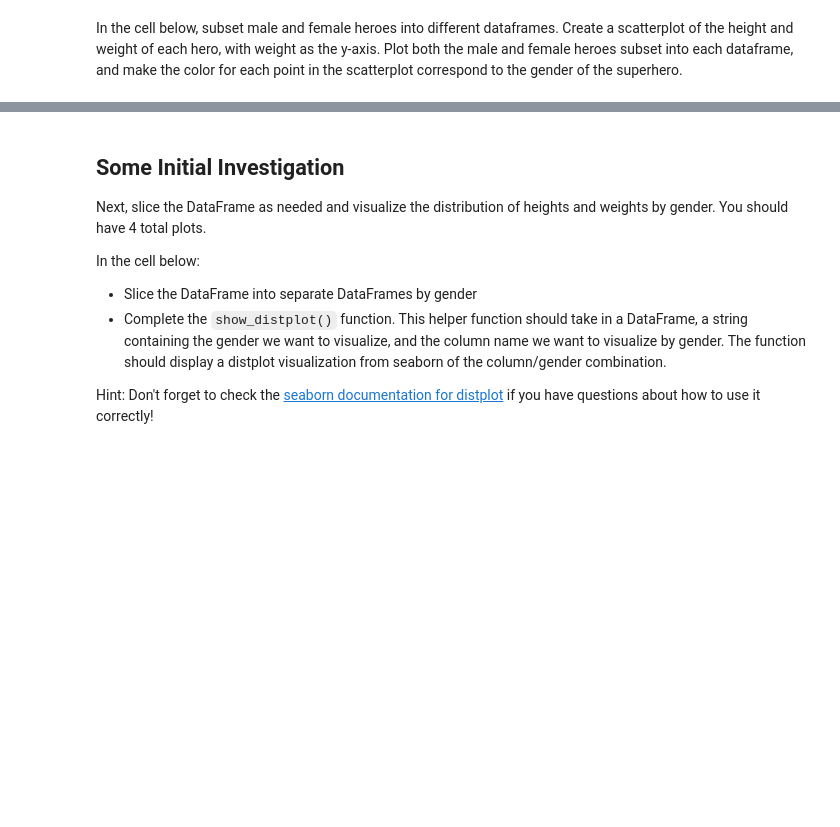
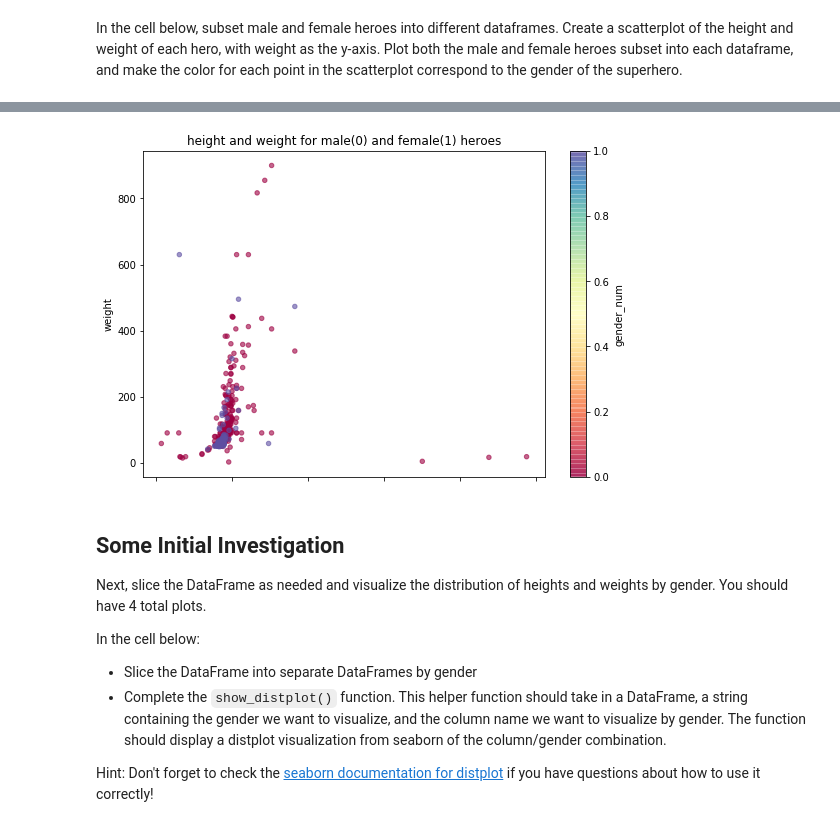
Before and after one commit to Jesse989/dsc-data-cleaning-project-onl01-dtsc-ft-030220, a Jupyter notebook: index.ipynb, the cells around one changed output, grey strips where cells are left out. Saved outputs shown, nothing was run; the diff lists cells and outputs as text; code cells hidden in the pictures; blank space fills up the shorter version.

```diff
--- a/index.ipynb
+++ b/index.ipynb
@@ -495,3 +496,6 @@ heroes_with_powers.reset_index()
 707 rows × 177 columns
 # %% [markdown]
 In the cell below, subset male and female heroes into different dataframes.  Create a scatterplot of the height and weight of each hero, with weight as the y-axis.  Plot both the male and female heroes subset into each dataframe, and make the color for each point in the scatterplot correspond to the gender of the superhero.
+# %%
+female_heroes = heroes_with_powers.loc[heroes_with_powers['gender'] == 'Female', :]
+female_heroes.head()
@@ -497,0 +510,3 @@ In the cell below, subset male and female heroes into different dataframes.  Cre
+# %%
+male_heroes = heroes_with_powers.loc[heroes_with_powers['gender'] == 'Male', :]
+male_heroes.head()
@@ -498,3 +521,12 @@ In the cell below, subset male and female heroes into different dataframes.  Cre
+# %%
+scatter_data = pd.concat([male_heroes, female_heroes])
+scatter_data['gender_num'] = scatter_data['gender'].apply(lambda gender: 0 if gender == 'Male' else 1)
+scatter_data.plot.scatter(x='height', y='weight',
+                          c='gender_num', colormap='Spectral',
+                          alpha=.6, figsize=(9, 6),
+                          title="height and weight for male(0) and female(1) heroes");
+# %% [output]
+[figure, added]
 # %% [markdown]
 ## Some Initial Investigation
 
```
Also changed, not shown: parts of 34 cells of this notebook.
